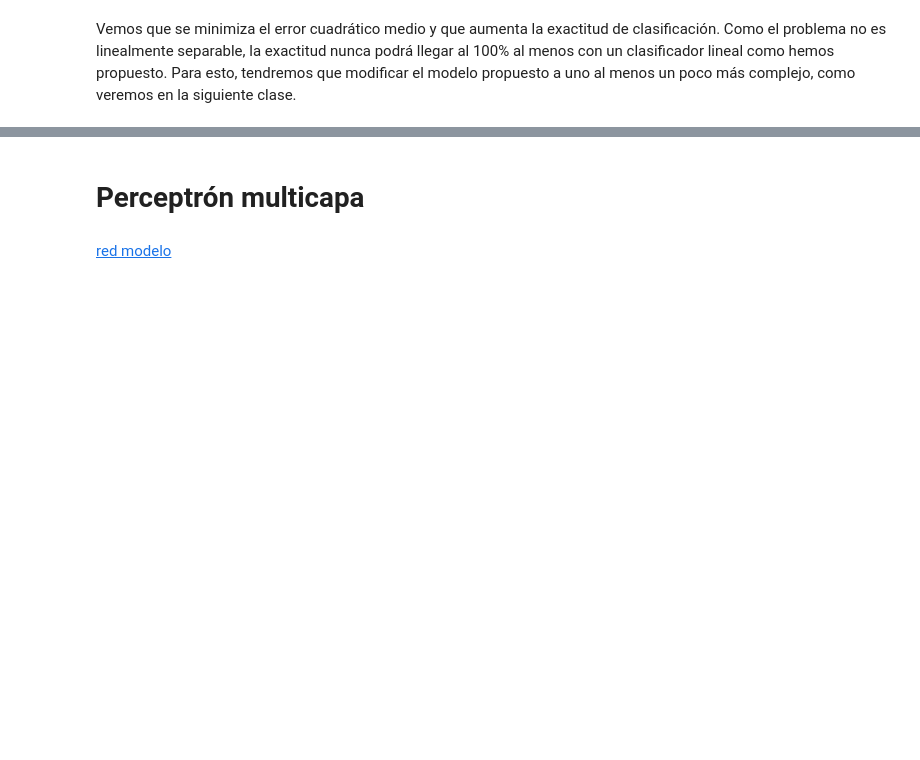
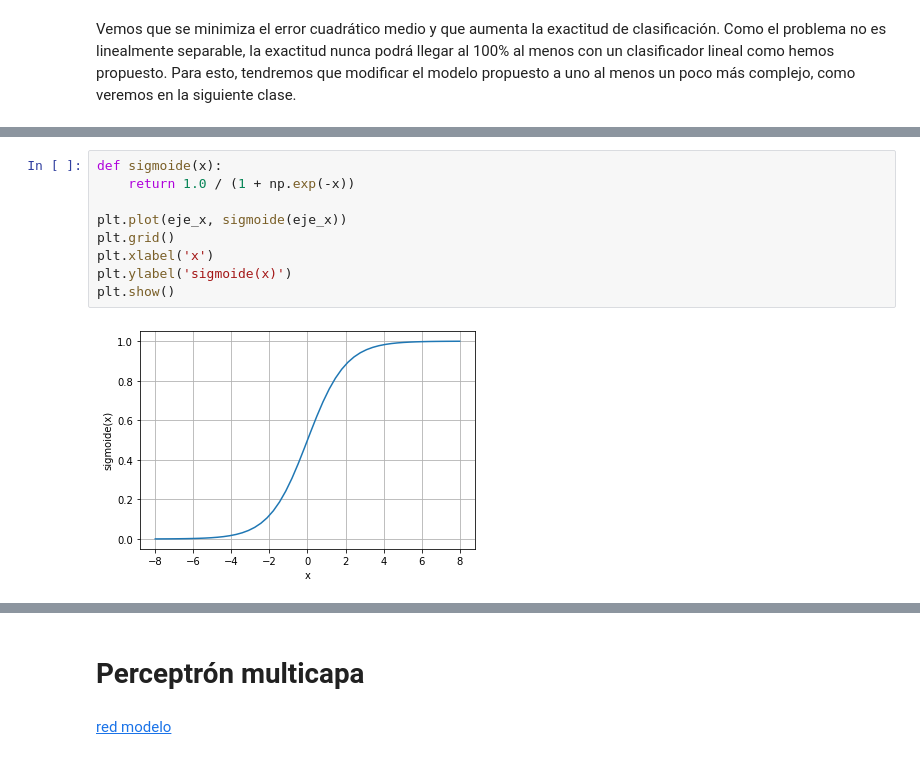
Before and after one commit to jorobledo/curso_aprendizaje_automatico, a Jupyter notebook: practico/clase_4/E7-AA2021_aprendizaje_supervisado.ipynb, the cells around one changed output, grey strips where cells are left out. Cells and saved outputs as stored; diff of their text form; blank space fills up the shorter version.

```diff
--- a/practico/clase_4/E7-AA2021_aprendizaje_supervisado.ipynb
+++ b/practico/clase_4/E7-AA2021_aprendizaje_supervisado.ipynb
@@ -300,0 +337,11 @@ plt.show()
+# %%
+def sigmoide(x):
+    return 1.0 / (1 + np.exp(-x))
+
+plt.plot(eje_x, sigmoide(eje_x))
+plt.grid()
+plt.xlabel('x')
+plt.ylabel('sigmoide(x)')
+plt.show()
+# %% [output]
+[figure, added]
```
Also changed, not shown: parts of 17 cells of this notebook, 1 other file.
